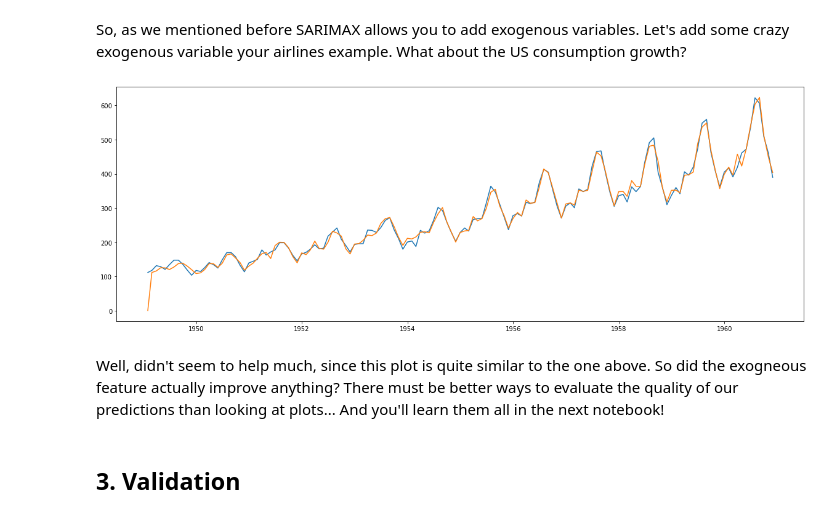
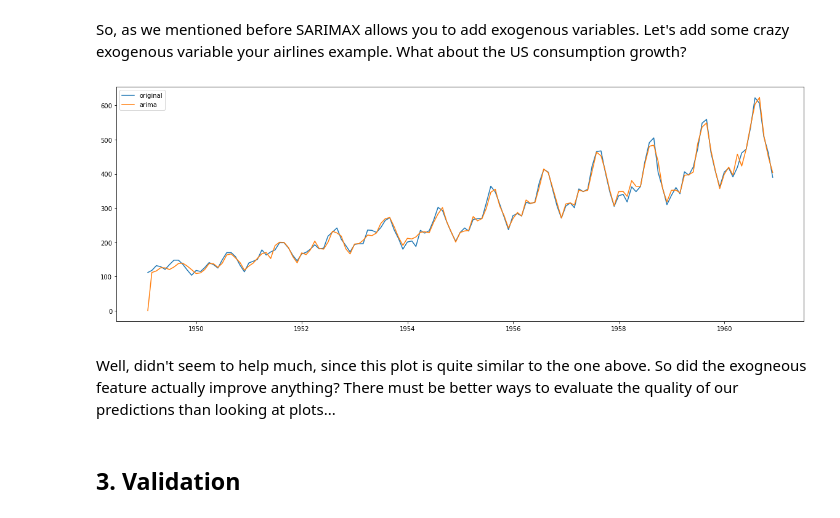
Before and after one commit to LDSSA/batch3-students, a Jupyter notebook: S03 - Time Series/BLU05 - Classical Time Series Models/BLU05 - Learning Notebook - Part 2 of 3 - SARIMAX.ipynb, the cells around one changed output. Saved outputs shown, nothing was run; the diff lists cells and outputs as text; code cells hidden in the pictures.

Commit message:
updated notebooks and exercises after Sam feedback'

```diff
--- a/S03 - Time Series/BLU05 - Classical Time Series Models/BLU05 - Learning Notebook - Part 2 of 3 - SARIMAX.ipynb
+++ b/S03 - Time Series/BLU05 - Classical Time Series Models/BLU05 - Learning Notebook - Part 2 of 3 - SARIMAX.ipynb
@@ -113,7 +115,6 @@ The name "integrated" is something that, to be completely honest, baffles me. My
 Anyway, to change the parameter `d`, we follow the same logic as before. Let's set `p` to 1, and try a few values of `d`:
 # %%
 # making the plot smaller, so that the notebook doesn't seem as large an scary
-plt.rcParams["figure.figsize"] = (20,3)
 # %%
 def try_parameter_d(data, d):
     model = ARIMA(data, order=(1, d, 0))
@@ -346,11 +354,12 @@ predictions = results.get_prediction().predicted_mean
 # %%
 plt.plot(airlines, label='original')
 plt.plot(np.exp(predictions), label='arima')
+plt.legend()
 plt.show();
 # %% [output]
-[figure, old version]
+[figure, new version]
 # %% [markdown]
-Well, didn't seem to help much, since this plot is quite similar to the one above. So did the exogneous feature actually improve anything? There must be better ways to evaluate the quality of our predictions than looking at plots... And you'll learn them all in the next notebook!
+Well, didn't seem to help much, since this plot is quite similar to the one above. So did the exogneous feature actually improve anything? There must be better ways to evaluate the quality of our predictions than looking at plots...
 # %% [markdown]
 ## 3. Validation
 # %% [markdown]
```
Also changed, not shown: parts of 12 cells of this notebook, 3 other files.
